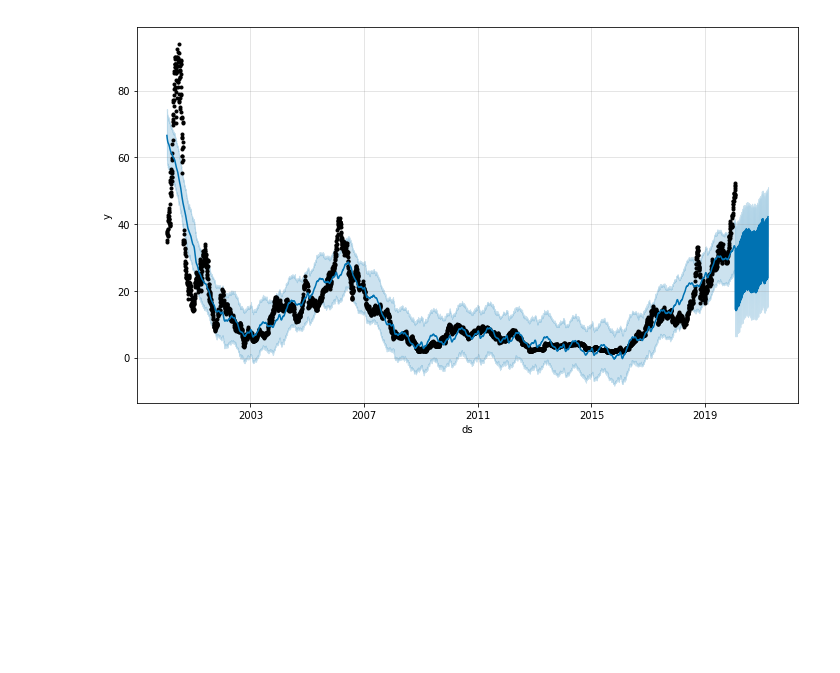
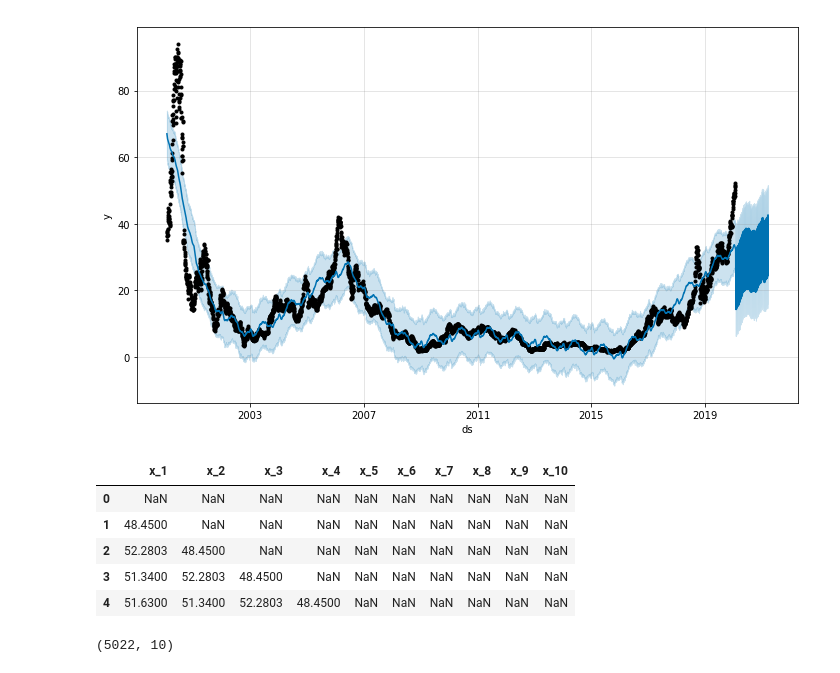
Before and after one commit to Fradley/BigStonks, a Jupyter notebook: DataCollect.ipynb, the cells around one changed output. Saved outputs shown, nothing was run; the diff lists cells and outputs as text; code cells hidden in the pictures; blank space fills up the shorter version.

```diff
--- a/DataCollect.ipynb
+++ b/DataCollect.ipynb
@@ -68,0 +105,11 @@ amd_df.to_csv('amd_daily_data.csv')
+# %%
+# Create autoregressive dataset
+dataset = pd.concat([amd_open[['y']].rename(columns={'y': f'x_{i}'}).shift(i) for i in range(1, 11)], axis=1)
+dataset.head()
+# %% [output]
+|  | x_1 | x_2 | x_3 | x_4 | x_5 | x_6 | x_7 | x_8 | x_9 | x_10 |
+| 0 | NaN | NaN | NaN | NaN | NaN | NaN | NaN | NaN | NaN | NaN |
+| 1 | 48.4500 | NaN | NaN | NaN | NaN | NaN | NaN | NaN | NaN | NaN |
+| 2 | 52.2803 | 48.4500 | NaN | NaN | NaN | NaN | NaN | NaN | NaN | NaN |
+| 3 | 51.3400 | 52.2803 | 48.4500 | NaN | NaN | NaN | NaN | NaN | NaN | NaN |
+| 4 | 51.6300 | 51.3400 | 52.2803 | 48.4500 | NaN | NaN | NaN | NaN | NaN | NaN |
@@ -68,0 +119,4 @@ amd_df.to_csv('amd_daily_data.csv')
+# %%
+x.shape
+# %% [output]
+(5022, 10)
```
Also changed, not shown: parts of 10 cells of this notebook.
